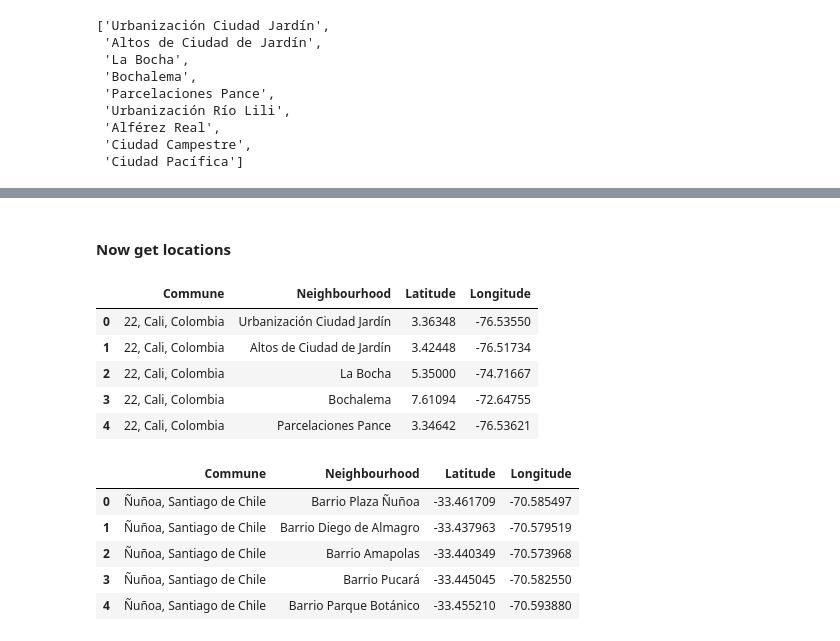
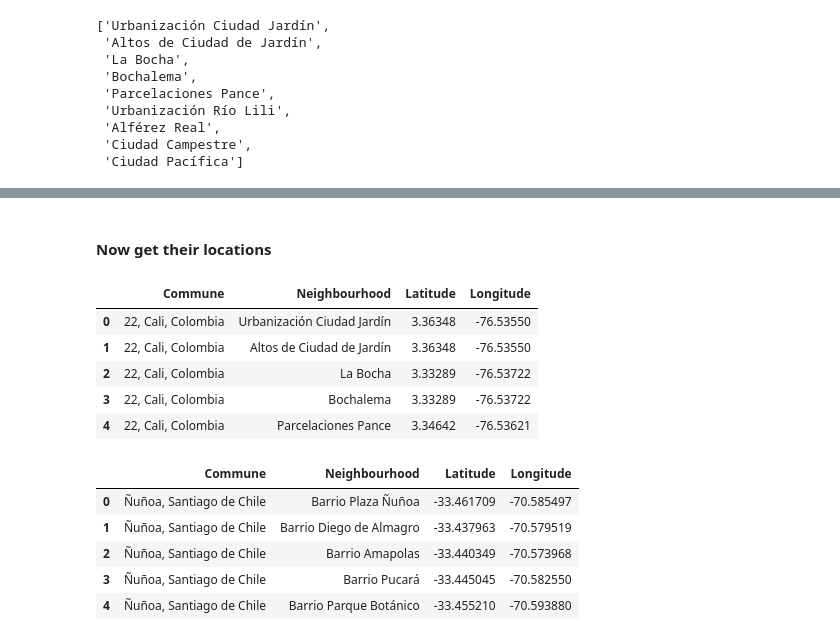
Before and after one commit to DOssaA/Coursera_Capstone, a Jupyter notebook: scripts/The battle of the neighborhoods-Week2.ipynb, the cells around one changed output, grey strips where cells are left out. Saved outputs shown, nothing was run; the diff lists cells and outputs as text; code cells hidden in the pictures.

```diff
--- a/scripts/The battle of the neighborhoods-Week2.ipynb
+++ b/scripts/The battle of the neighborhoods-Week2.ipynb
@@ -78,23 +78,23 @@ n_neighborhoods
  'Población Rosita Renard',
  'Población Santa Julia']
 # %% [markdown]
-#### Now get locations
+#### Now get their locations
 # %%
 import geocoder
 c_lats = []
 c_lngs = []
 for c in c_neighborhoods:
-    g = geocoder.arcgis('{}, Cali, Colombia'.format(c))
+    g = geocoder.arcgis('{}, Comuna 22, Cali, Valle del Cauca, Colombia'.format(c))
     c_lats.append(g.latlng[0])
     c_lngs.append(g.latlng[1])
 df_c = pd.DataFrame(data={'Commune': '22, Cali, Colombia', 'Neighbourhood': c_neighborhoods, 'Latitude': c_lats, 'Longitude': c_lngs})
 df_c.head()
 # %% [output]
 |  | Commune | Neighbourhood | Latitude | Longitude |
 | 0 | 22, Cali, Colombia | Urbanización Ciudad Jardín | 3.36348 | -76.53550 |
-| 1 | 22, Cali, Colombia | Altos de Ciudad de Jardín | 3.42448 | -76.51734 |
-| 2 | 22, Cali, Colombia | La Bocha | 5.35000 | -74.71667 |
-| 3 | 22, Cali, Colombia | Bochalema | 7.61094 | -72.64755 |
+| 1 | 22, Cali, Colombia | Altos de Ciudad de Jardín | 3.36348 | -76.53550 |
+| 2 | 22, Cali, Colombia | La Bocha | 3.33289 | -76.53722 |
+| 3 | 22, Cali, Colombia | Bochalema | 3.33289 | -76.53722 |
 | 4 | 22, Cali, Colombia | Parcelaciones Pance | 3.34642 | -76.53621 |
 # %%
 n_lats = []
```
Also changed, not shown: parts of 45 cells of this notebook, 4 other files.
